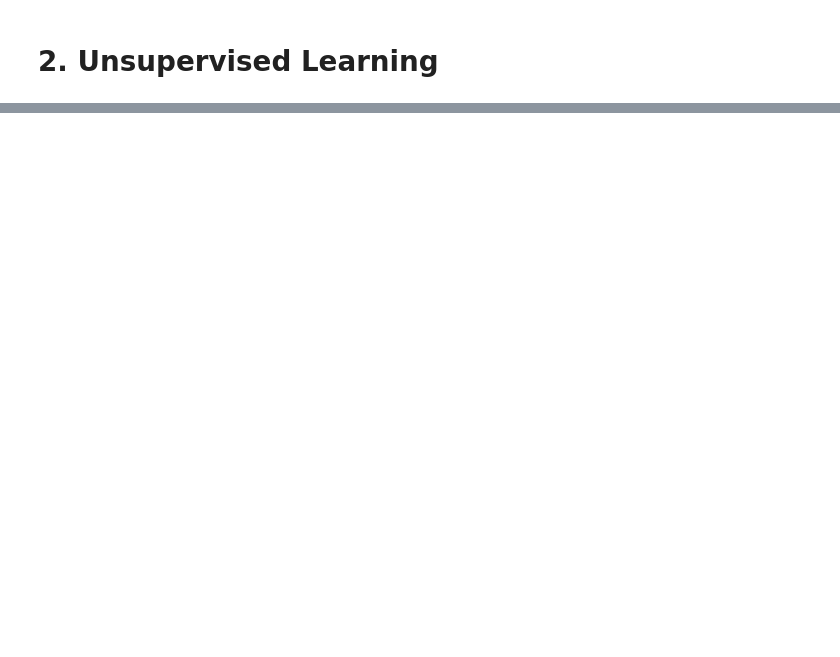
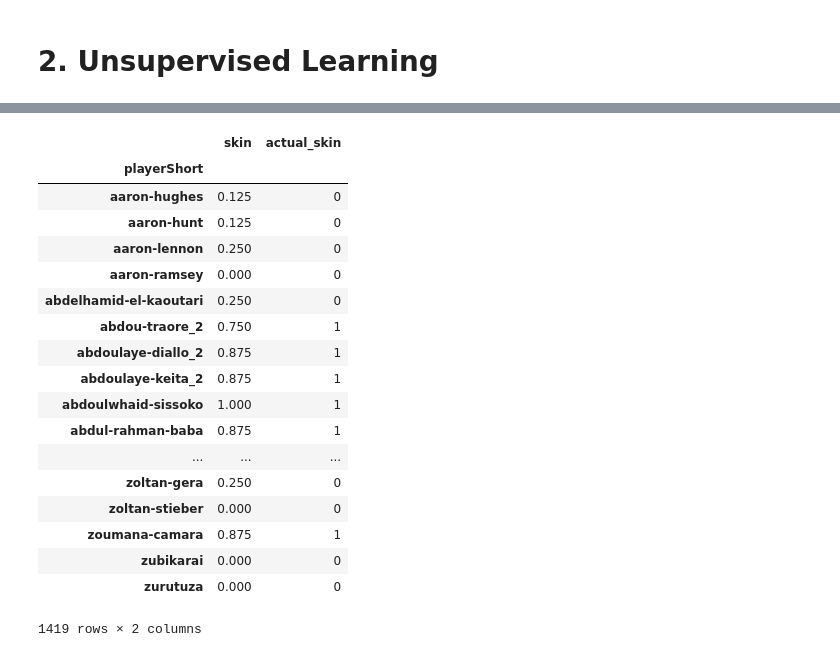
Before and after one commit to meryemmhamdi1/Gokcen_Meryem_Riyadh_ADA, a Jupyter notebook: 04 - Applied ML/HW4.ipynb, the cells around one changed output, grey strips where cells are left out. Cells and saved outputs as stored; diff of their text form; code cells hidden in the pictures; blank space fills up the shorter version.

```diff
--- a/04 - Applied ML/HW4.ipynb
+++ b/04 - Applied ML/HW4.ipynb
@@ -353,0 +430,38 @@ ValueError: Input contains NaN, infinity or a value too large for dtype('float64
+# %%
+#df.fillna(df.mean()).dropna(axis=1, how='all')
+for _col_name_ in ['height', 'weight','meanIAT','nIAT','seIAT']:
+    crowdstorming_df[_col_name_] = crowdstorming_df[_col_name_].fillna(crowdstorming_df[_col_name_].mean())
+# %%
+f = {
+    #'club':'first',
+    #'birthday':'first',
+    'height':'first',
+    'weight':'first',
+    'games': 'sum',
+    'victories':'sum',
+    'ties': 'sum',
+    'defeats': 'sum',
+    'goals': 'sum',
+    'yellowCards': 'sum',
+    'yellowReds': 'sum',
+    'redCards': 'sum',
+    #'position':'first',
+    #'refNum':'first',
+    #'refCountry':'first',
+    'meanIAT':'mean',
+    'nIAT':'mean',
+    'seIAT':'mean',
+    'meanExp': 'mean',
+    'nExp':'mean',
+    'seExp':'mean',
+    #'rater1':'mean',
+    #'rater2':'mean'
+    #'skin':'mean',
+    'leagueCountry':'first'
+}
+
+#df_aggr = df.groupby(['playerShort']).agg(f)
+df_grouped = crowdstorming_df.groupby(['playerShort'])
+
+df_skin = df_grouped.agg({'skin': 'mean'})
+df_skin['actual_skin'] = np.where(df_skin['skin'] > 0.5, 1,0)
@@ -353,0 +524,22 @@ ValueError: Input contains NaN, infinity or a value too large for dtype('float64
+# %%
+df_skin
+# %% [output]
+|  | skin | actual_skin |
+| playerShort |  |  |
+| aaron-hughes | 0.125 | 0 |
+| aaron-hunt | 0.125 | 0 |
+| aaron-lennon | 0.250 | 0 |
+| aaron-ramsey | 0.000 | 0 |
+| abdelhamid-el-kaoutari | 0.250 | 0 |
+| abdou-traore_2 | 0.750 | 1 |
+| abdoulaye-diallo_2 | 0.875 | 1 |
+| abdoulaye-keita_2 | 0.875 | 1 |
+| abdoulwhaid-sissoko | 1.000 | 1 |
+| abdul-rahman-baba | 0.875 | 1 |
+| ... | ... | ... |
+| zoltan-gera | 0.250 | 0 |
+| zoltan-stieber | 0.000 | 0 |
+| zoumana-camara | 0.875 | 1 |
+| zubikarai | 0.000 | 0 |
+| zurutuza | 0.000 | 0 |
+1419 rows × 2 columns
```
Also changed, not shown: parts of 30 cells of this notebook, 1 other file.
